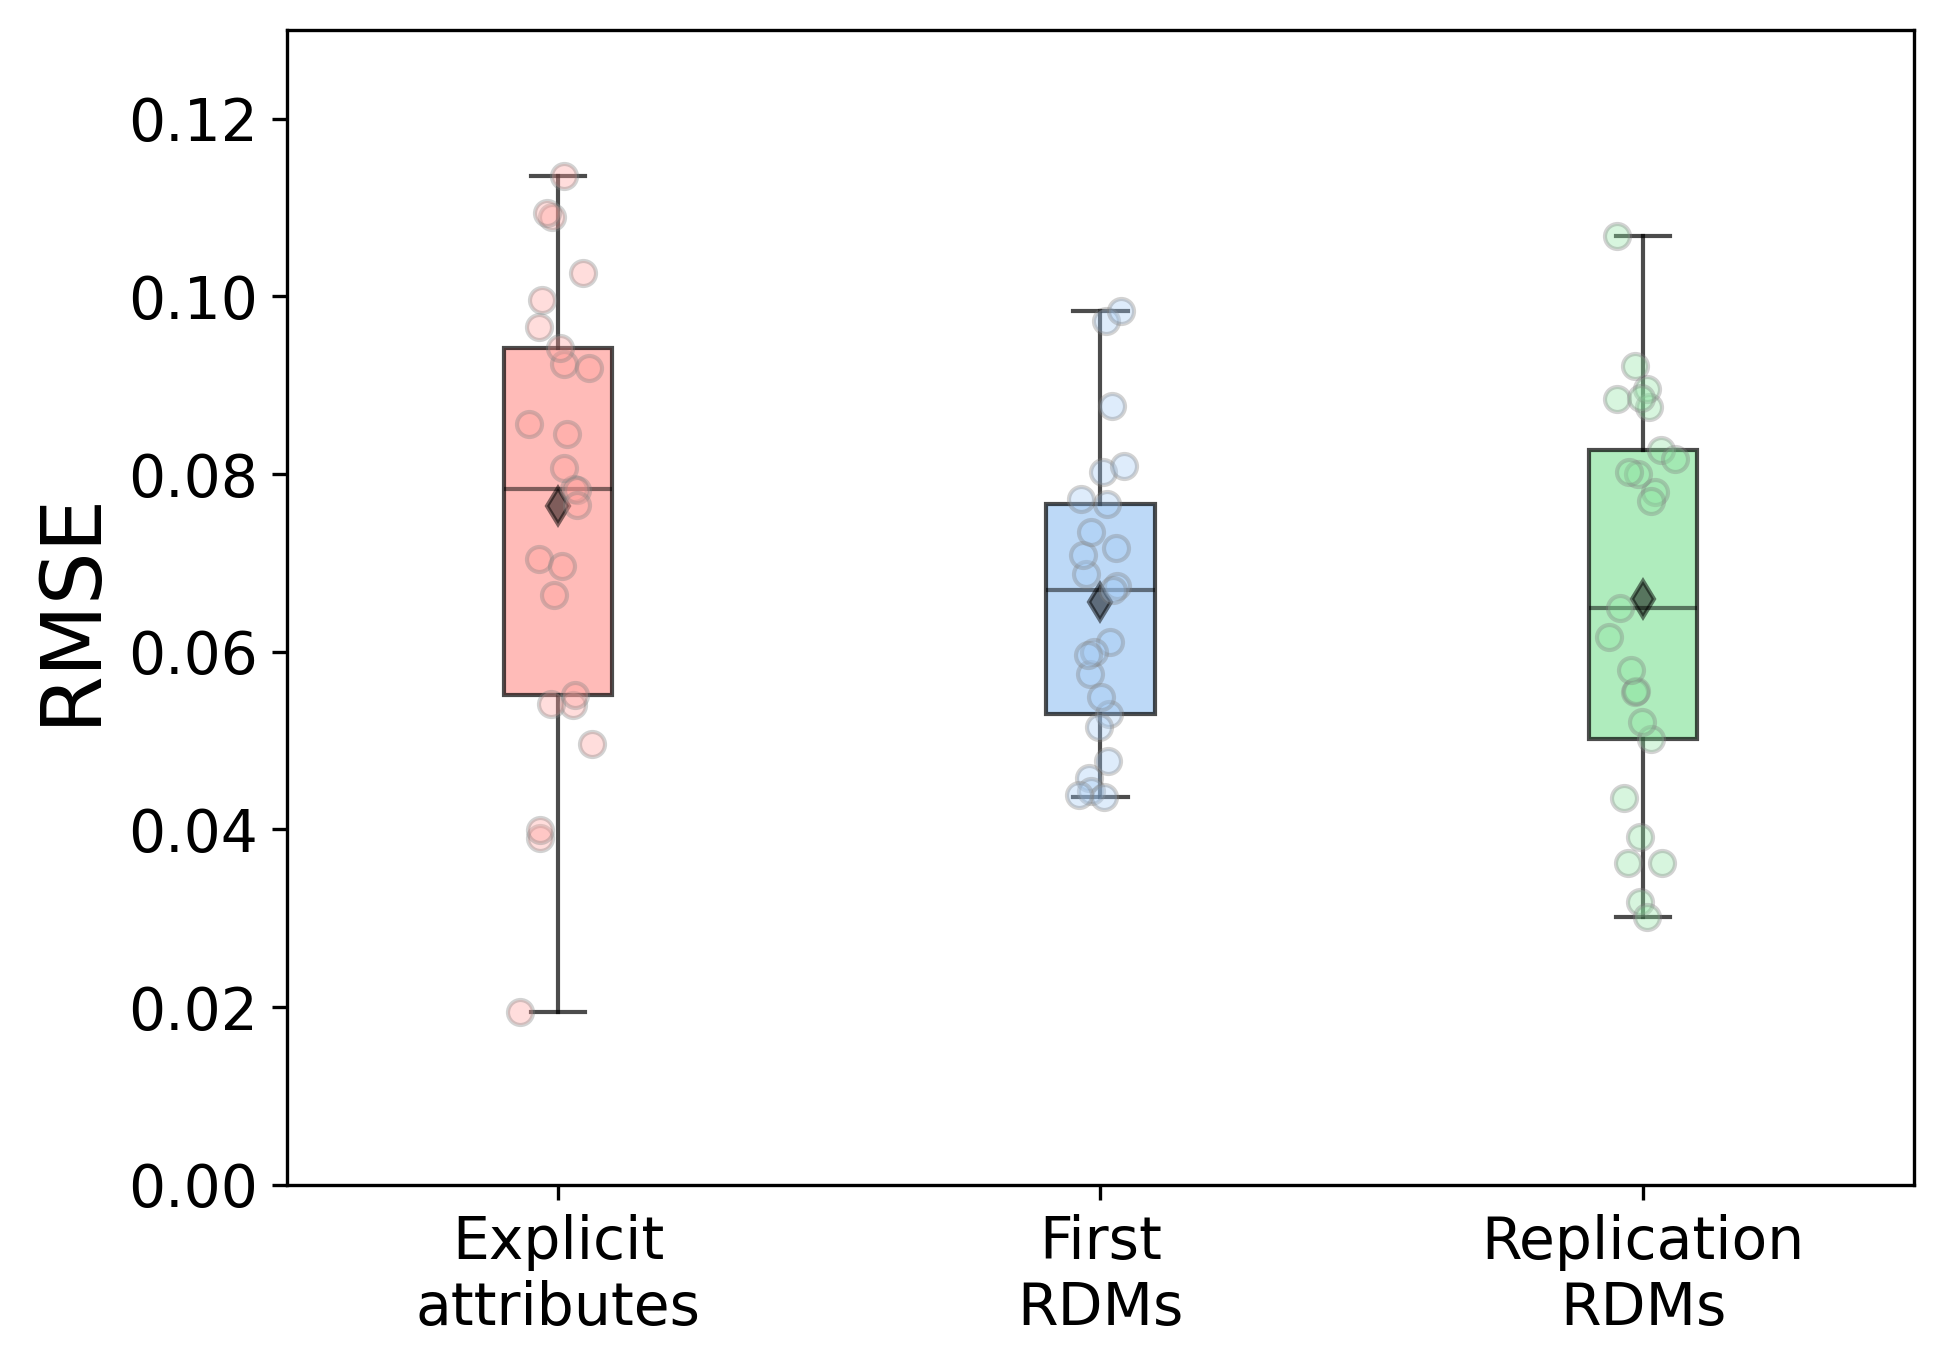
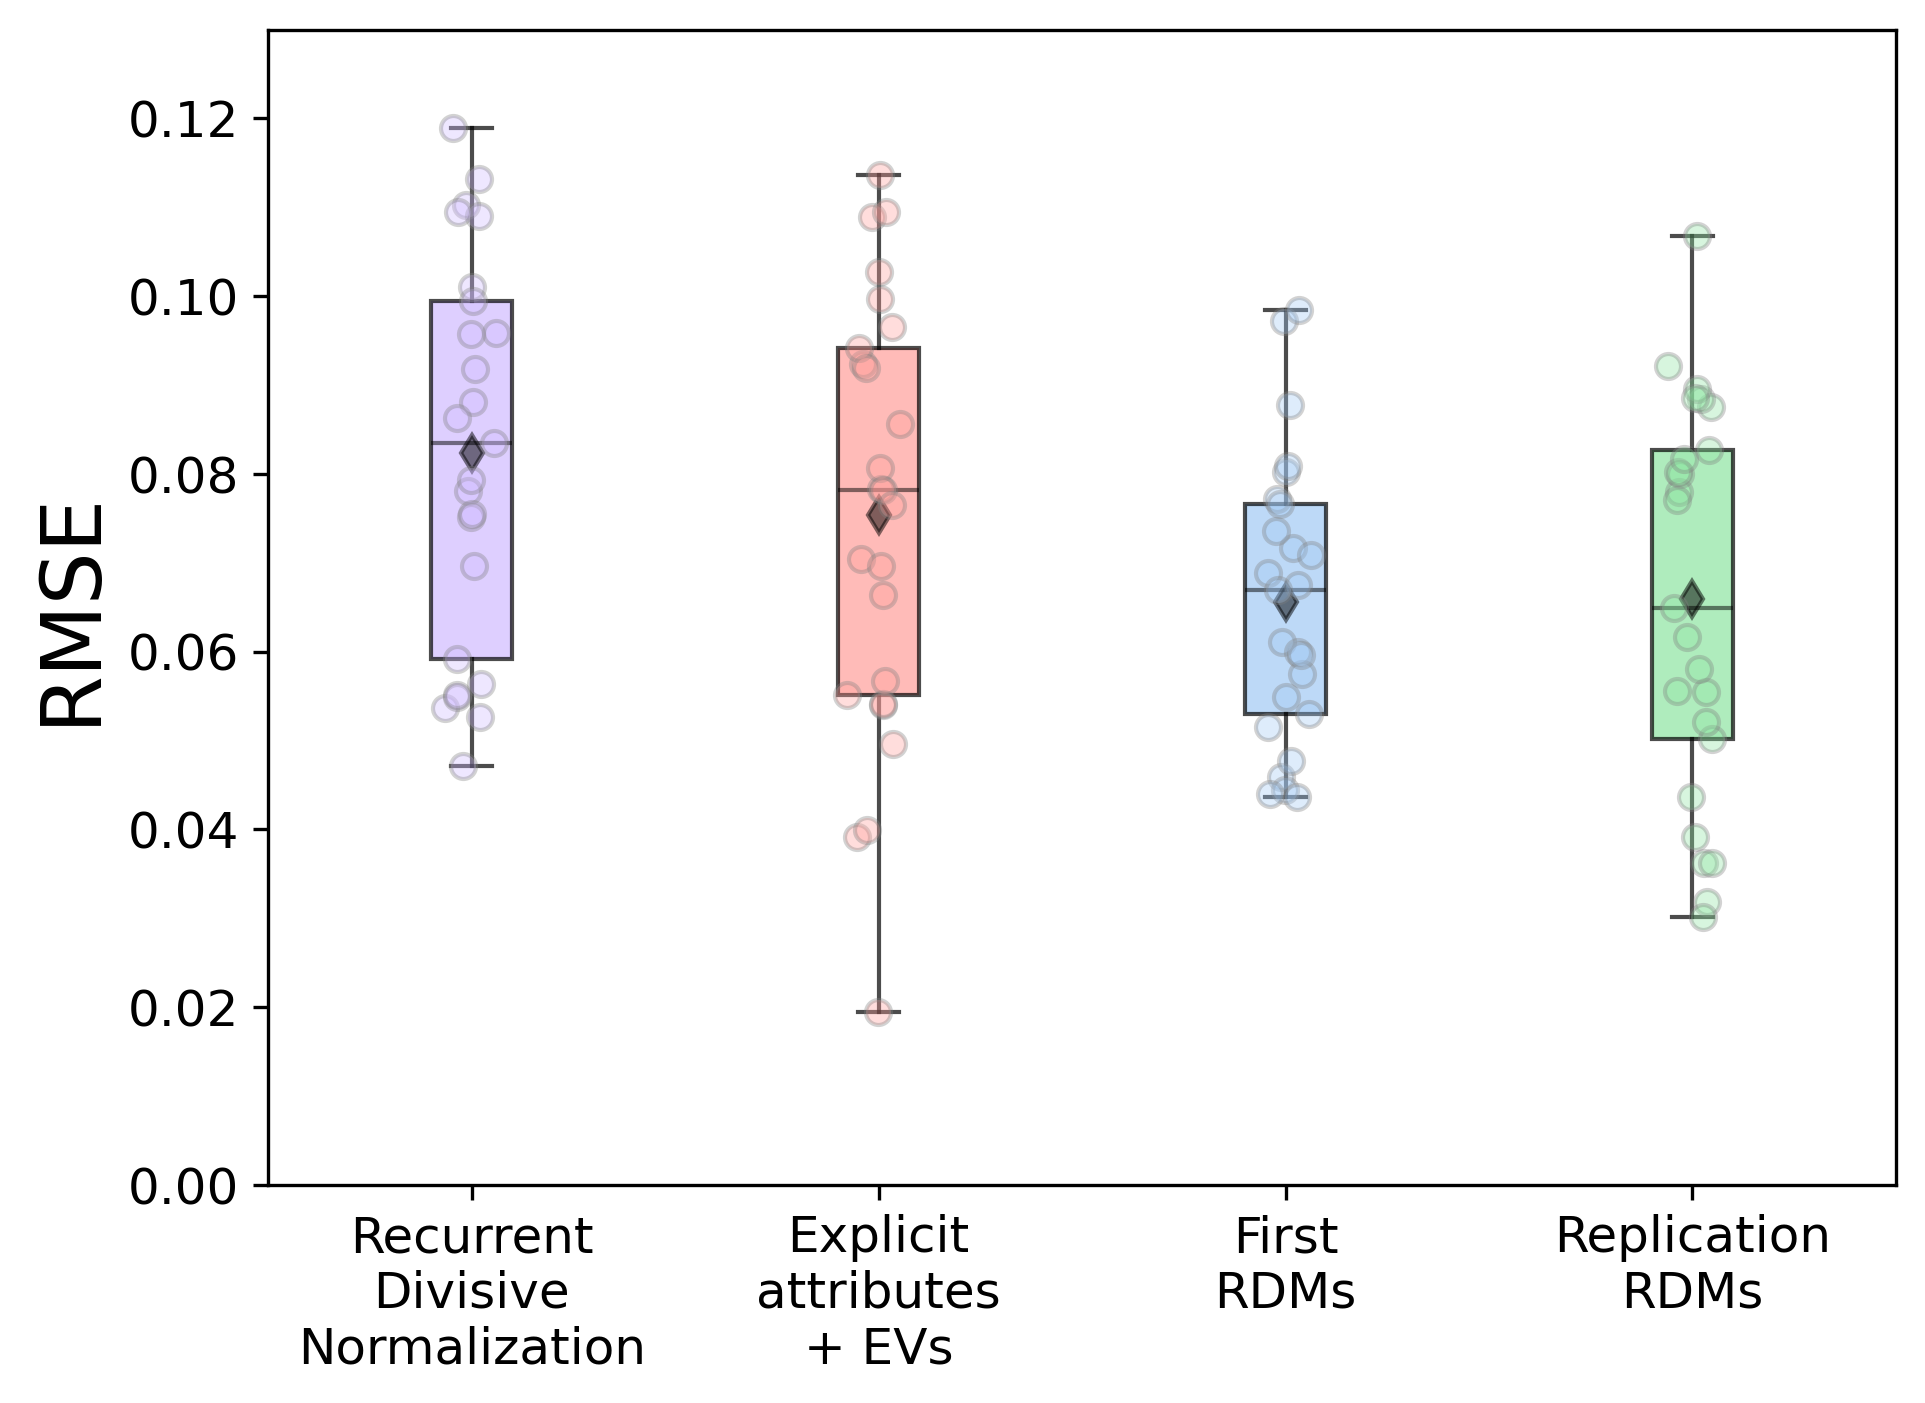
The change to this notebook cell's code, shown as a diff; its figure went from the first image to the second:
--- before
+++ after
@@ -1,14 +1,14 @@
-n_models = 3
+n_models = 4
 box_width = 0.2
 nudge_magnitude = 0
-position_nudge = [nudge_magnitude, nudge_magnitude, 0]
-rmse_roi_df = pd.DataFrame({'attributes': attribute_rmse, 'first_RDM': first_roi_rmses, 'replication_RDM': replication_roi_rmses})
+labels = ['Recurrent\nDivisive\nNormalization', 'Explicit\nattributes\n+ EVs', 'First\nRDMs', 'Replication\nRDMs']
+rmse_roi_df = pd.DataFrame({'best_comp': RDN_cv_rmse, 'attributes': attribute_ev_rmse, 'first_RDM': first_roi_rmses, 'replication_RDM': replication_roi_rmses})
 model_list = rmse_roi_df.columns.to_list()
-bar_colors = np.array(sns.color_palette('pastel6', n_colors=n_models))[[2, 0, 1], :]
+bar_colors = np.array(sns.color_palette('pastel6', n_colors=n_models))[[3, 2, 0, 1], :]
 roi_props = {'alpha':0.7}
 schafer_props = {'alpha':0.3}
 plt.figure(figsize=(7, 5), dpi=300)
-boxplot_positions = np.arange(0, 3, 1)
-roi_boxplot = plt.boxplot(rmse_roi_df, positions=boxplot_positions-position_nudge, widths=box_width, patch_artist=True, 
+boxplot_positions = np.arange(0, n_models, 1)
+roi_boxplot = plt.boxplot(rmse_roi_df, positions=boxplot_positions, widths=box_width, patch_artist=True, 
                             showfliers=False,
                             showmeans=True,
@@ -20,8 +20,8 @@
 
 plt.ylabel('RMSE', fontsize=20)
-plt.yticks(fontsize=14)
-plt.xticks(fontsize=14)
+plt.yticks(fontsize=12)
+plt.xticks(fontsize=12)
 plt.ylim([0, 0.13])
-_ = plt.xticks(boxplot_positions, ['Explicit\nattributes', 'First\nRDMs', 'Replication\nRDMs'])
+_ = plt.xticks(boxplot_positions, labels)
 
 for patch_roi, color in zip(roi_boxplot['boxes'], bar_colors):
@@ -29,5 +29,5 @@
 i = 0
 for _, row in rmse_roi_df.T.iterrows():
-    scattered_i = [i-position_nudge[i] + np.random.normal(0, 0.035) for j in range(len(row))]
+    scattered_i = [i + np.random.normal(0, 0.035) for j in range(len(row))]
     plt.scatter(scattered_i, row, alpha=0.35, color=bar_colors[i], edgecolors='grey')
     i += 1

Commit: add computational models cv rmse resutls